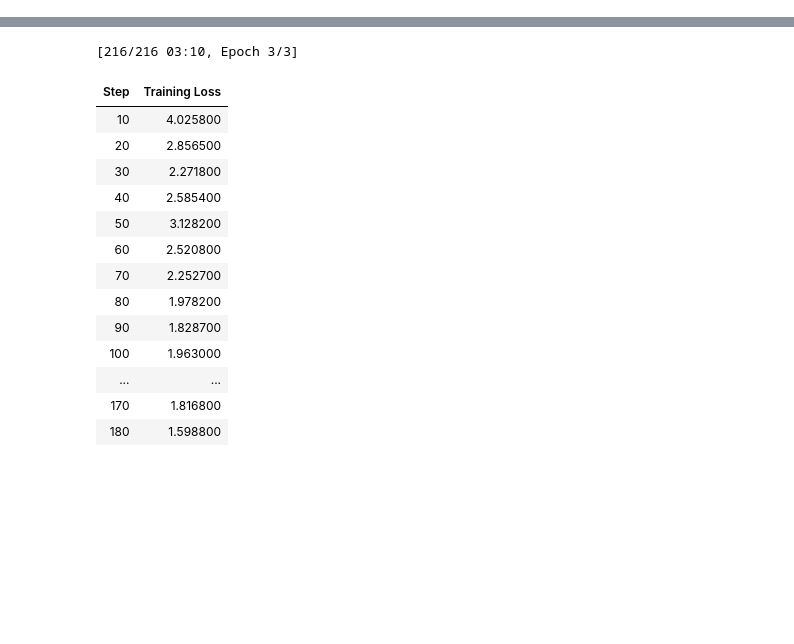
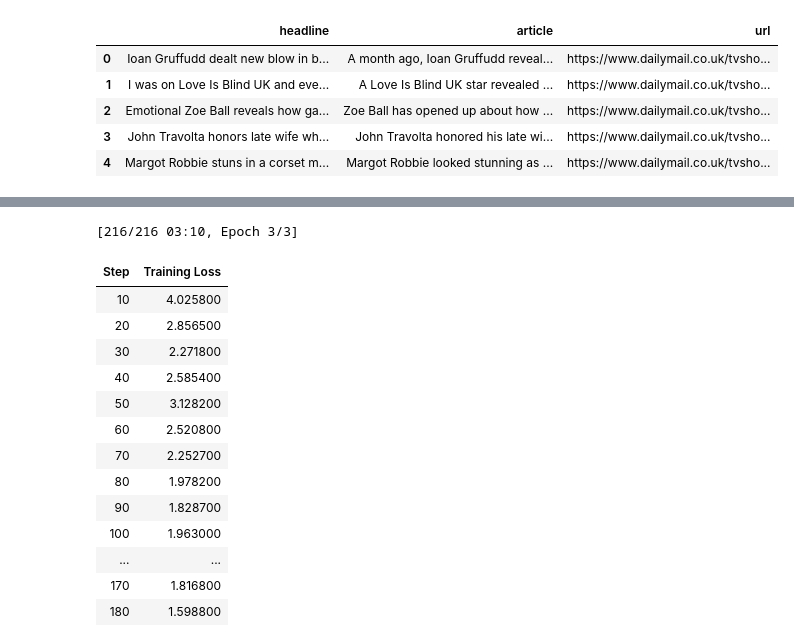
Before and after one commit to weiw3127/clickbait, a Jupyter notebook: data/bart-base.ipynb, the cells around one changed output, grey strips where cells are left out. Saved outputs shown, nothing was run; the diff lists cells and outputs as text; code cells hidden in the pictures; blank space fills up the shorter version.

```diff
--- a/data/bart-base.ipynb
+++ b/data/bart-base.ipynb
@@ -22,3 +22,12 @@ len(data)
+# %%
+data.head()
+# %% [output]
+|  | headline | article | url |
+| 0 | Ioan Gruffudd dealt new blow in b... | A month ago, Ioan Gruffudd reveal... | https://www.dailymail.co.uk/tvsho... |
+| 1 | I was on Love Is Blind UK and eve... | A Love Is Blind UK star revealed ... | https://www.dailymail.co.uk/tvsho... |
+| 2 | Emotional Zoe Ball reveals how ga... | Zoe Ball has opened up about how ... | https://www.dailymail.co.uk/tvsho... |
+| 3 | John Travolta honors late wife wh... | John Travolta honored his late wi... | https://www.dailymail.co.uk/tvsho... |
+| 4 | Margot Robbie stuns in a corset m... | Margot Robbie looked stunning as ... | https://www.dailymail.co.uk/tvsho... |
 # %%
 # ------------------------------------------
 # Load Tokenizer and Model
```
Also changed, not shown: parts of 8 cells of this notebook, 4 other files.
